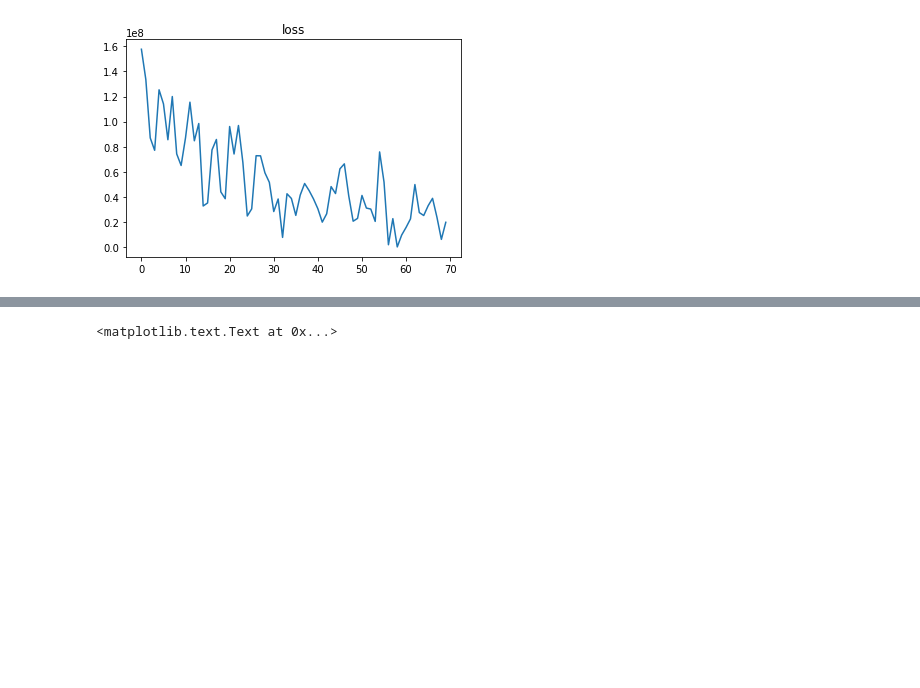
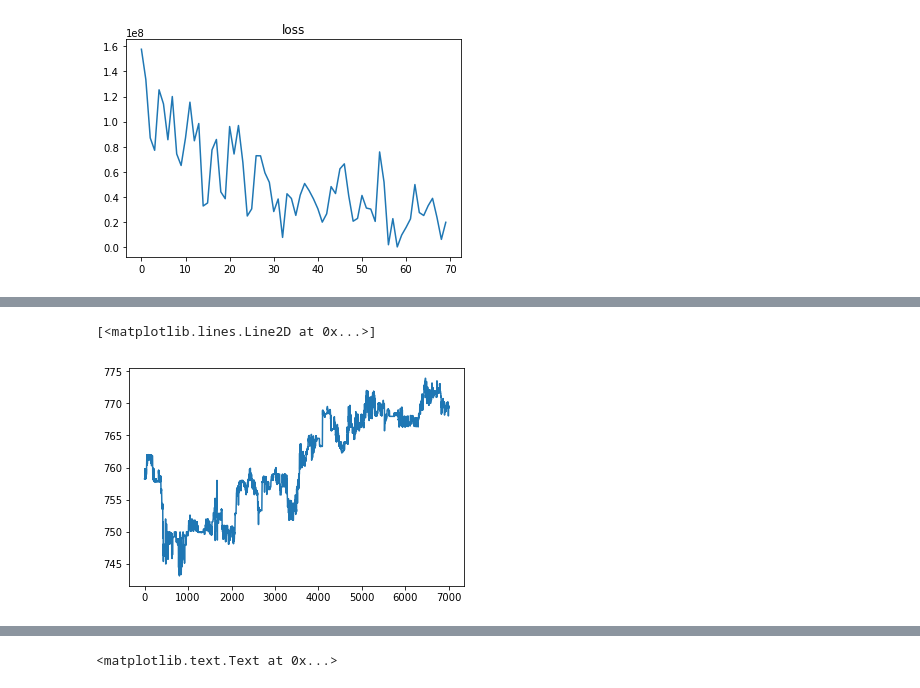
Before and after one commit to ShrekFelix/Deep-Trading-Agent, a Jupyter notebook: DeepTradingAgent.ipynb, the cells around one changed output, grey strips where cells are left out. Drawn from its saved outputs; the diff is of its cells as text; code cells hidden in the pictures; blank space fills up the shorter version.

```diff
--- a/DeepTradingAgent.ipynb
+++ b/DeepTradingAgent.ipynb
@@ -213,3 +213,5 @@ with open('test.out') as f:
         asset, rewards = list(map(float, line.split()))
         asset_log.append(asset)
         rewards_log.append(rewards)
+# %%
+b=np.array(bitstamp)
@@ -216 +223,6 @@ with open('test.out') as f:
+# %%
+plt.plot(b[60*24*60:60*24*60+7000,6])
+# %% [output]
+[<matplotlib.lines.Line2D at 0x...>]
+[figure, added]
 # %%
```
Also changed, not shown: parts of 8 cells of this notebook.
